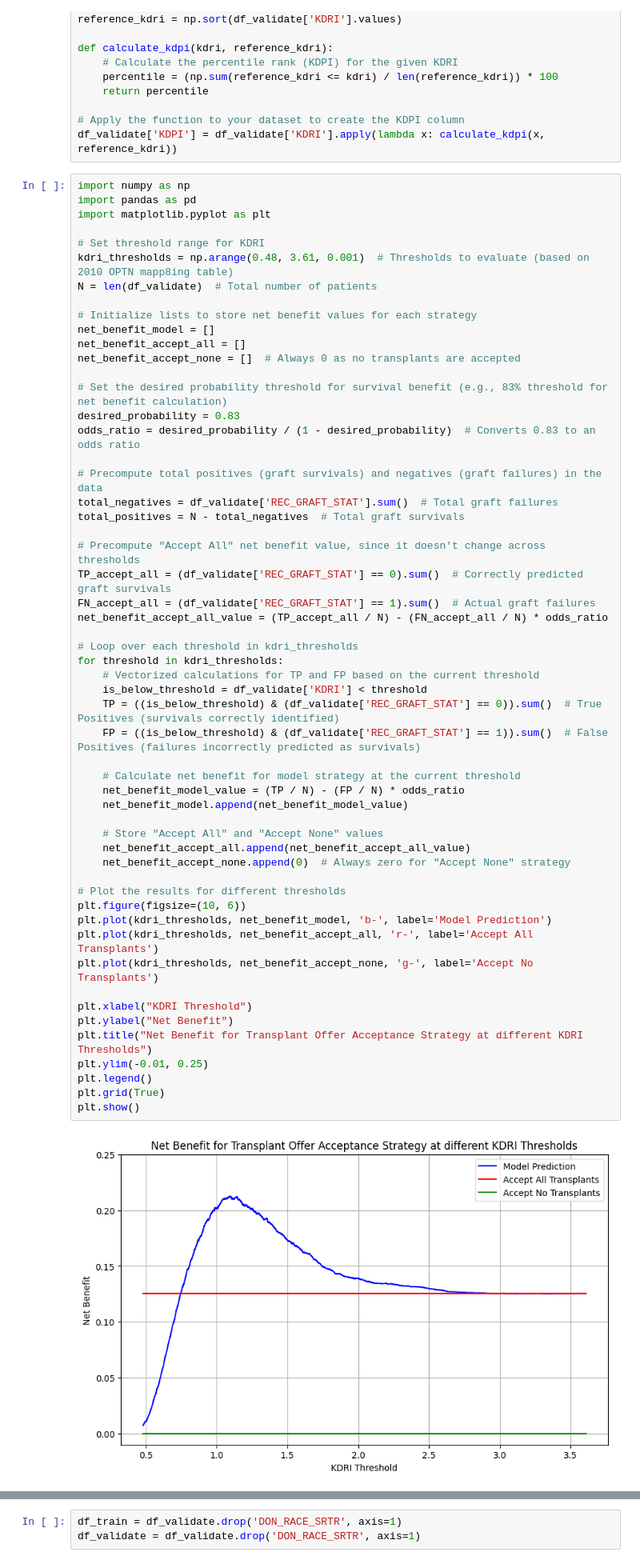
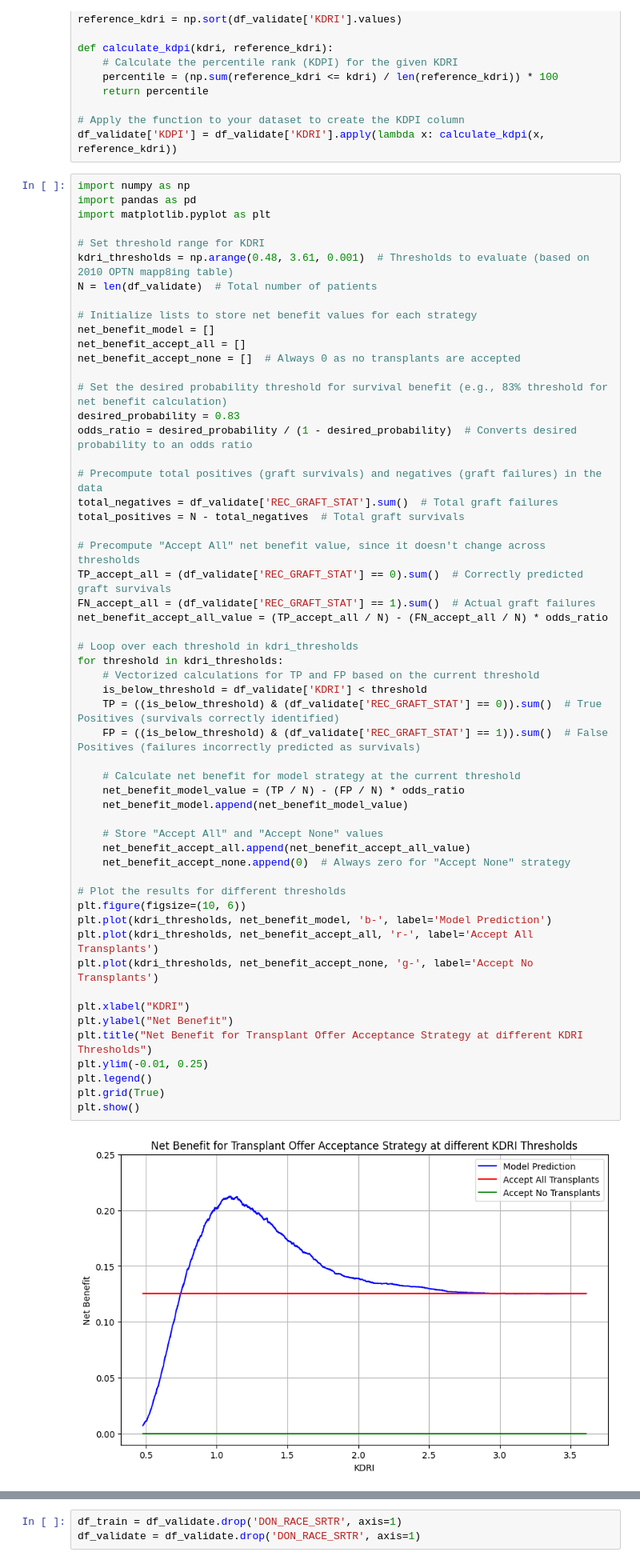
Before and after one commit to akhan390/-decision-curve-analysis-kdri, a Jupyter notebook: dca_preds_DR.ipynb, the cells around one changed output, grey strips where cells are left out. Shown: that part at 80% size. Cells and saved outputs as stored; diff of their text form.

```diff
--- a/dca_preds_DR.ipynb
+++ b/dca_preds_DR.ipynb
@@ -212,7 +270,7 @@ net_benefit_accept_none = []  # Always 0 as no transplants are accepted
 
 # Set the desired probability threshold for survival benefit (e.g., 83% threshold for net benefit calculation)
 desired_probability = 0.83
-odds_ratio = desired_probability / (1 - desired_probability)  # Converts 0.83 to an odds ratio
+odds_ratio = desired_probability / (1 - desired_probability)  # Converts desired probability to an odds ratio
 
 # Precompute total positives (graft survivals) and negatives (graft failures) in the data
 total_negatives = df_validate['REC_GRAFT_STAT'].sum()  # Total graft failures
@@ -224,32 +282,32 @@ FN_accept_all = (df_validate['REC_GRAFT_STAT'] == 1).sum()  # Actual graft failu
 net_benefit_accept_all_value = (TP_accept_all / N) - (FN_accept_all / N) * odds_ratio
 
 # Loop over each threshold in kdri_thresholds
 for threshold in kdri_thresholds:
     # Vectorized calculations for TP and FP based on the current threshold
     is_below_threshold = df_validate['KDRI'] < threshold
     TP = ((is_below_threshold) & (df_validate['REC_GRAFT_STAT'] == 0)).sum()  # True Positives (survivals correctly identified)
     FP = ((is_below_threshold) & (df_validate['REC_GRAFT_STAT'] == 1)).sum()  # False Positives (failures incorrectly predicted as survivals)
 
     # Calculate net benefit for model strategy at the current threshold
     net_benefit_model_value = (TP / N) - (FP / N) * odds_ratio
     net_benefit_model.append(net_benefit_model_value)
 
     # Store "Accept All" and "Accept None" values
     net_benefit_accept_all.append(net_benefit_accept_all_value)
     net_benefit_accept_none.append(0)  # Always zero for "Accept None" strategy
 
 # Plot the results for different thresholds
 plt.figure(figsize=(10, 6))
 plt.plot(kdri_thresholds, net_benefit_model, 'b-', label='Model Prediction')
 plt.plot(kdri_thresholds, net_benefit_accept_all, 'r-', label='Accept All Transplants')
 plt.plot(kdri_thresholds, net_benefit_accept_none, 'g-', label='Accept No Transplants')
 
-plt.xlabel("KDRI Threshold")
+plt.xlabel("KDRI")
 plt.ylabel("Net Benefit")
 plt.title("Net Benefit for Transplant Offer Acceptance Strategy at different KDRI Thresholds")
 plt.ylim(-0.01, 0.25)
 plt.legend()
 plt.grid(True)
 plt.show()
 # %% [output]
-[figure, old version]
+[figure, new version]
```
Also changed, not shown: parts of 15 cells of this notebook, 1 other file.
